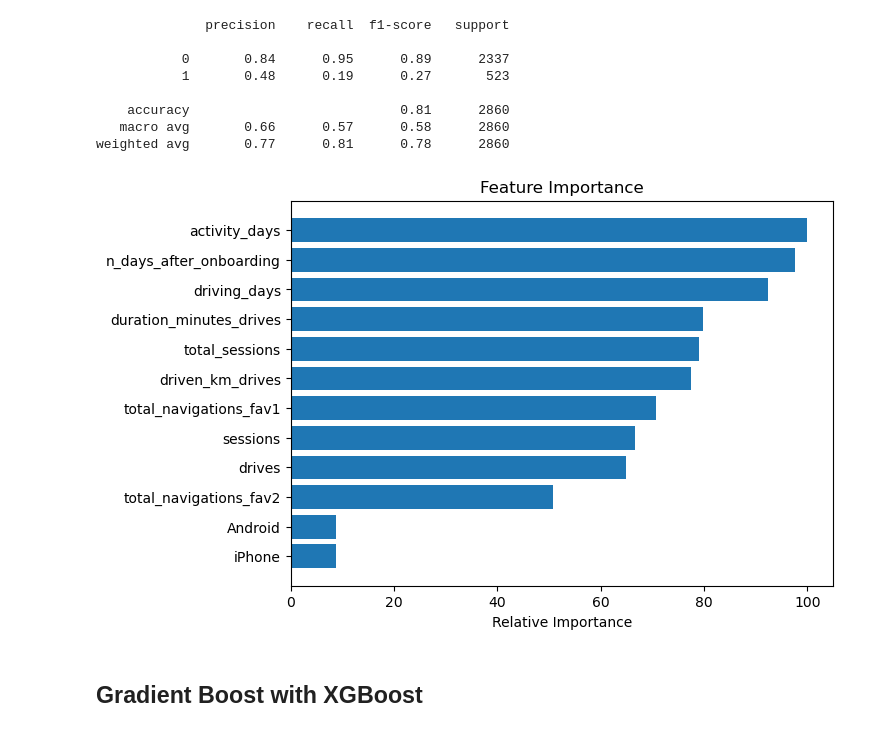
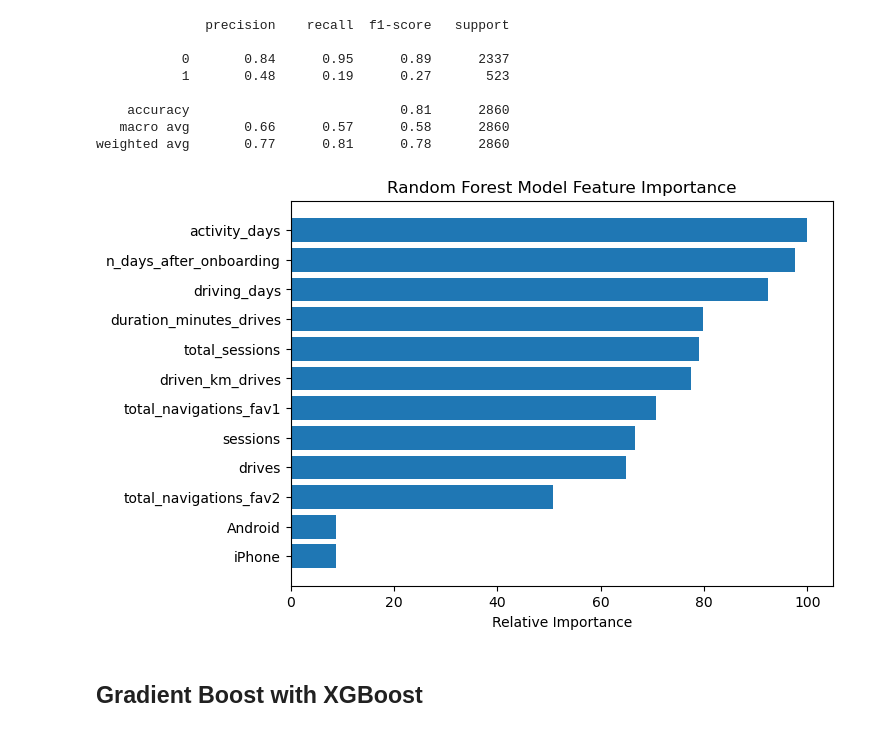
Before and after one commit to amoutafian/waze_capstone, a Jupyter notebook: notebooks/29.3 Modeling .ipynb, the cells around one changed output. Drawn from its saved outputs; the diff is of its cells as text; code cells hidden in the pictures.

```diff
--- a/notebooks/29.3 Modeling .ipynb
+++ b/notebooks/29.3 Modeling .ipynb
@@ -352,20 +352,20 @@ weighted avg       0.77      0.81      0.78      2860
 # %%
 feature_importance = clf_rf.feature_importances_
 # make importances relative to max importance
 feature_importance = 100.0 * (feature_importance / feature_importance.max())
 sorted_idx = np.argsort(feature_importance)
 
 pos = np.arange(sorted_idx.shape[0]) + .5
 
 sorted_idx.size
 plt.figure(figsize=(7,5))
 plt.barh(pos, feature_importance[sorted_idx], align='center')
 plt.yticks(pos, X.columns[sorted_idx])
 plt.xlabel('Relative Importance')
-plt.title('Feature Importance')
+plt.title('Random Forest Model Feature Importance')
 plt.show();
 # %% [output]
-[figure, old version]
+[figure, new version]
 # %% [markdown]
 <h2> Gradient Boost with XGBoost
 # %%
```
Also changed, not shown: parts of 1 cell of this notebook.
